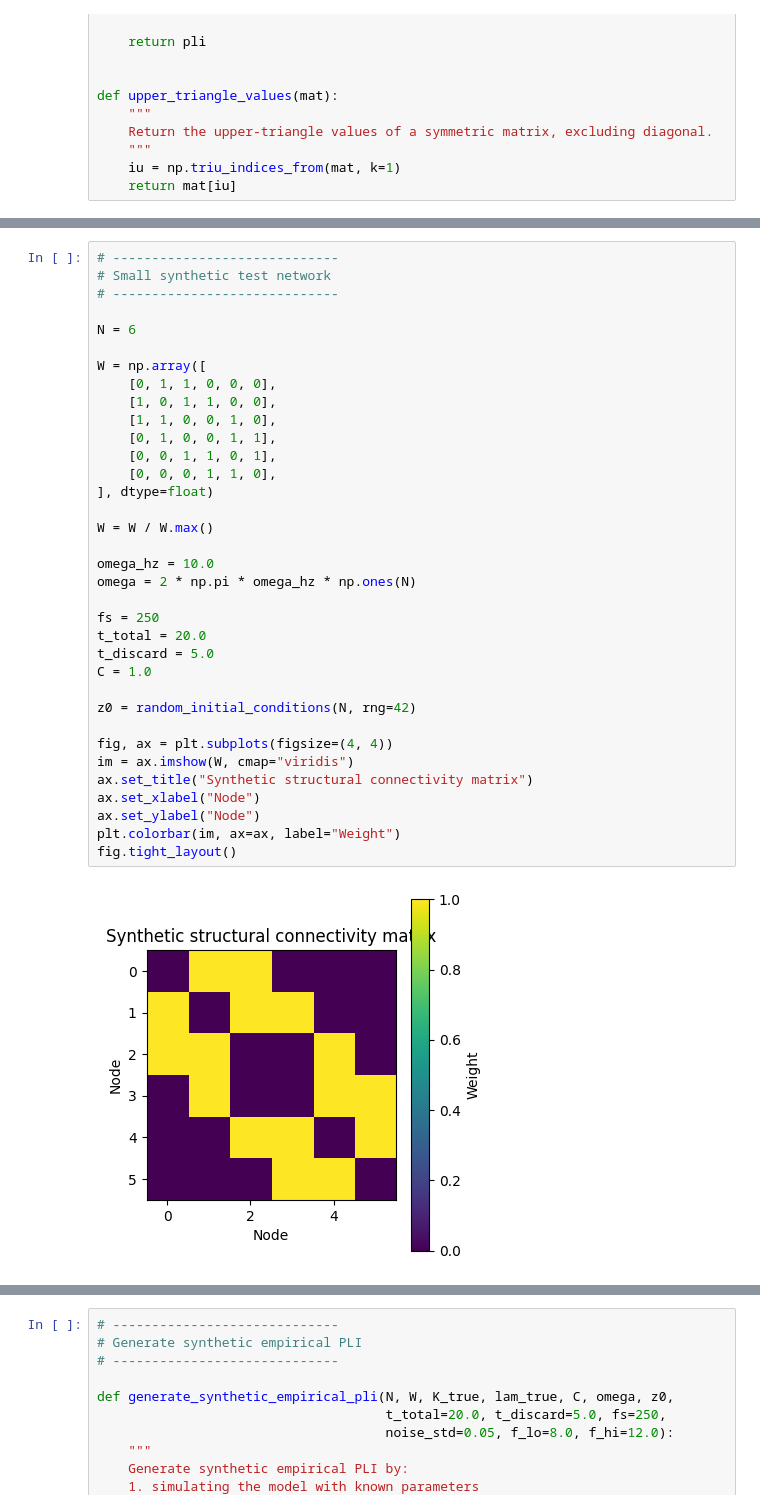
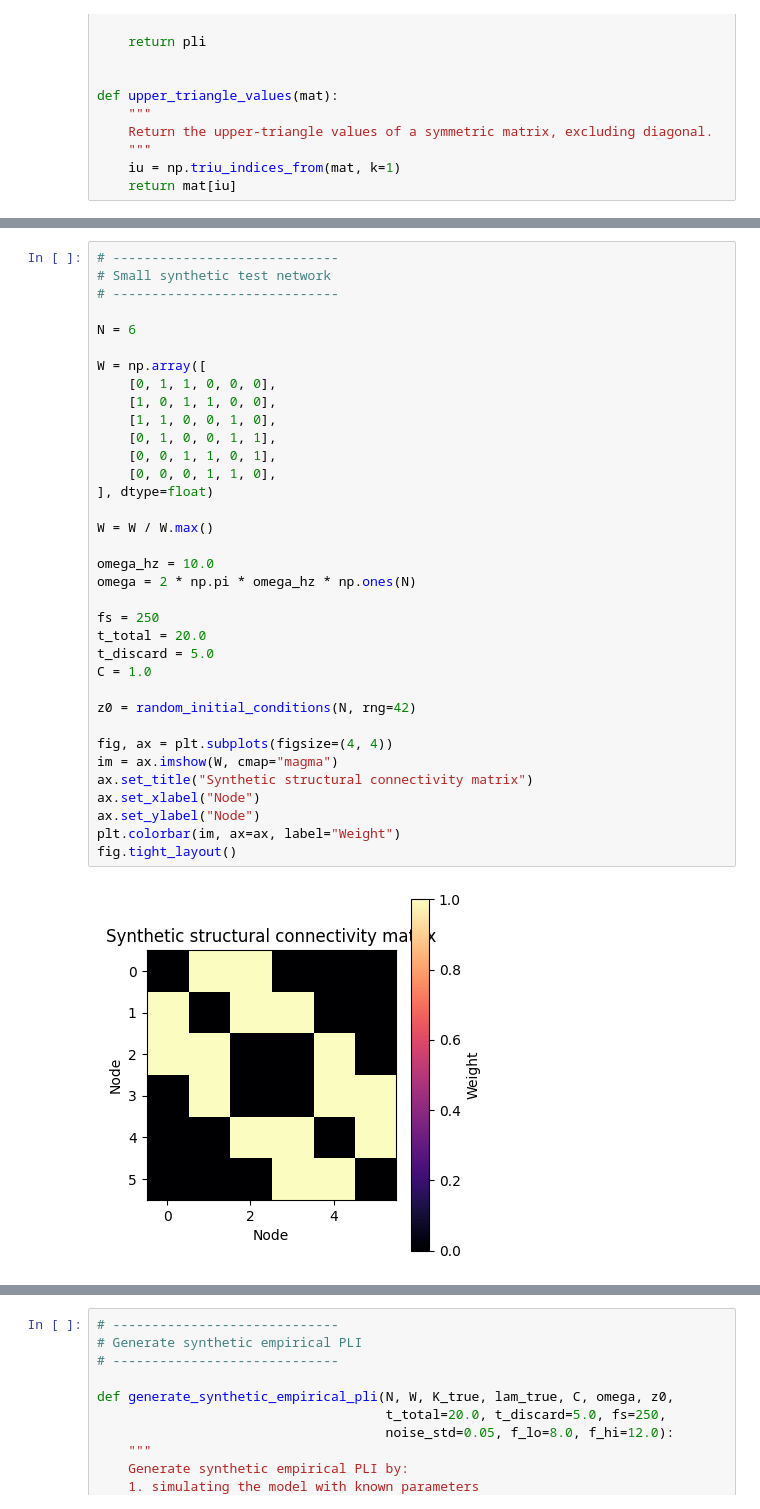
Before and after one commit to BobRice1/Functional-connectotomy, a Jupyter notebook: notebooks/04_validation_and_fitting.ipynb, the cells around one changed output, grey strips where cells are left out. Drawn from its saved outputs; the diff is of its cells as text.

```diff
--- a/notebooks/04_validation_and_fitting.ipynb
+++ b/notebooks/04_validation_and_fitting.ipynb
@@ -149,32 +184,32 @@ def upper_triangle_values(mat):
 N = 6
 
 W = np.array([
     [0, 1, 1, 0, 0, 0],
     [1, 0, 1, 1, 0, 0],
     [1, 1, 0, 0, 1, 0],
     [0, 1, 0, 0, 1, 1],
     [0, 0, 1, 1, 0, 1],
     [0, 0, 0, 1, 1, 0],
 ], dtype=float)
 
 W = W / W.max()
 
 omega_hz = 10.0
 omega = 2 * np.pi * omega_hz * np.ones(N)
 
 fs = 250
 t_total = 20.0
 t_discard = 5.0
 C = 1.0
 
 z0 = random_initial_conditions(N, rng=42)
 
 fig, ax = plt.subplots(figsize=(4, 4))
-im = ax.imshow(W, cmap="viridis")
+im = ax.imshow(W, cmap="magma")
 ax.set_title("Synthetic structural connectivity matrix")
 ax.set_xlabel("Node")
 ax.set_ylabel("Node")
 plt.colorbar(im, ax=ax, label="Weight")
 fig.tight_layout()
 # %% [output]
-[figure, old version]
+[figure, new version]
```
Also changed, not shown: parts of 19 cells of this notebook, 9 other files.
